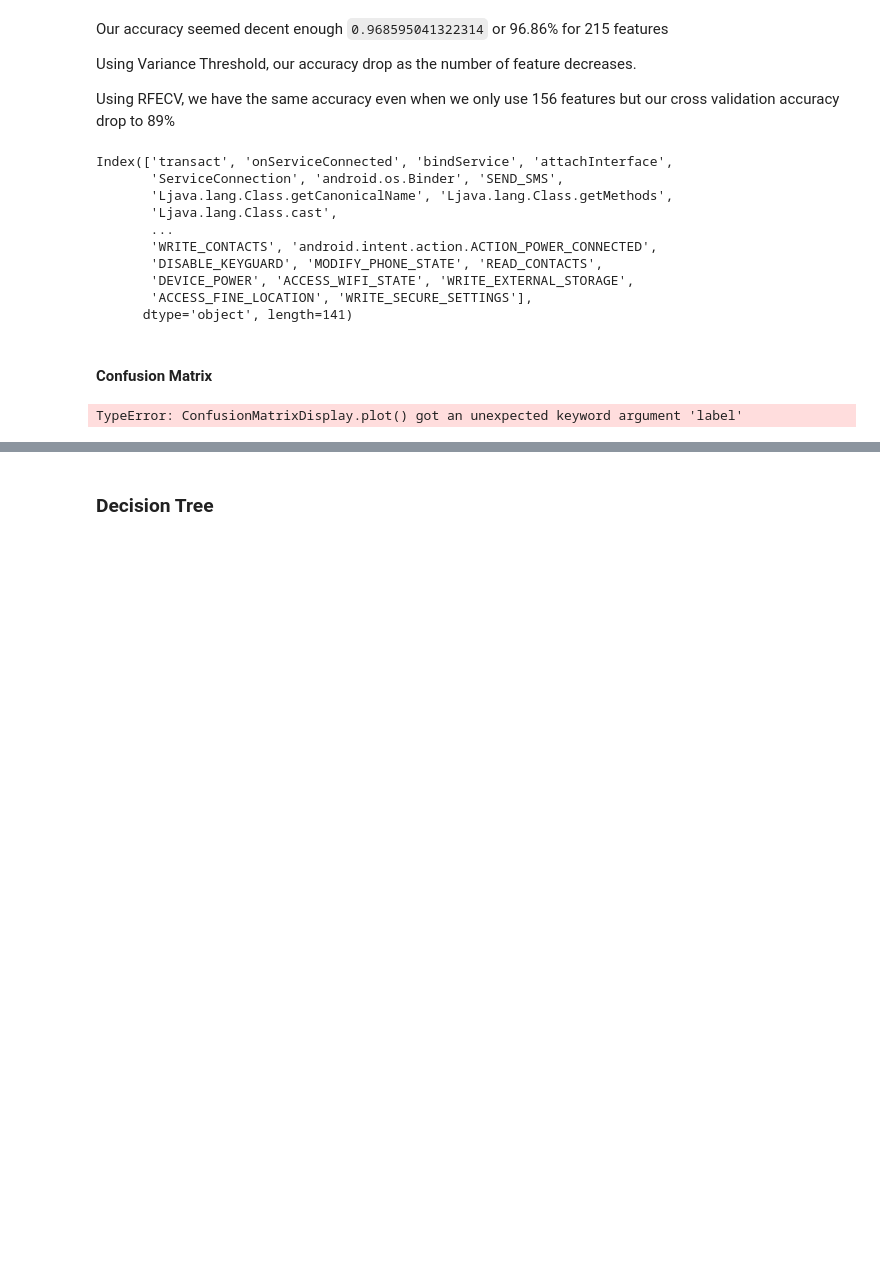
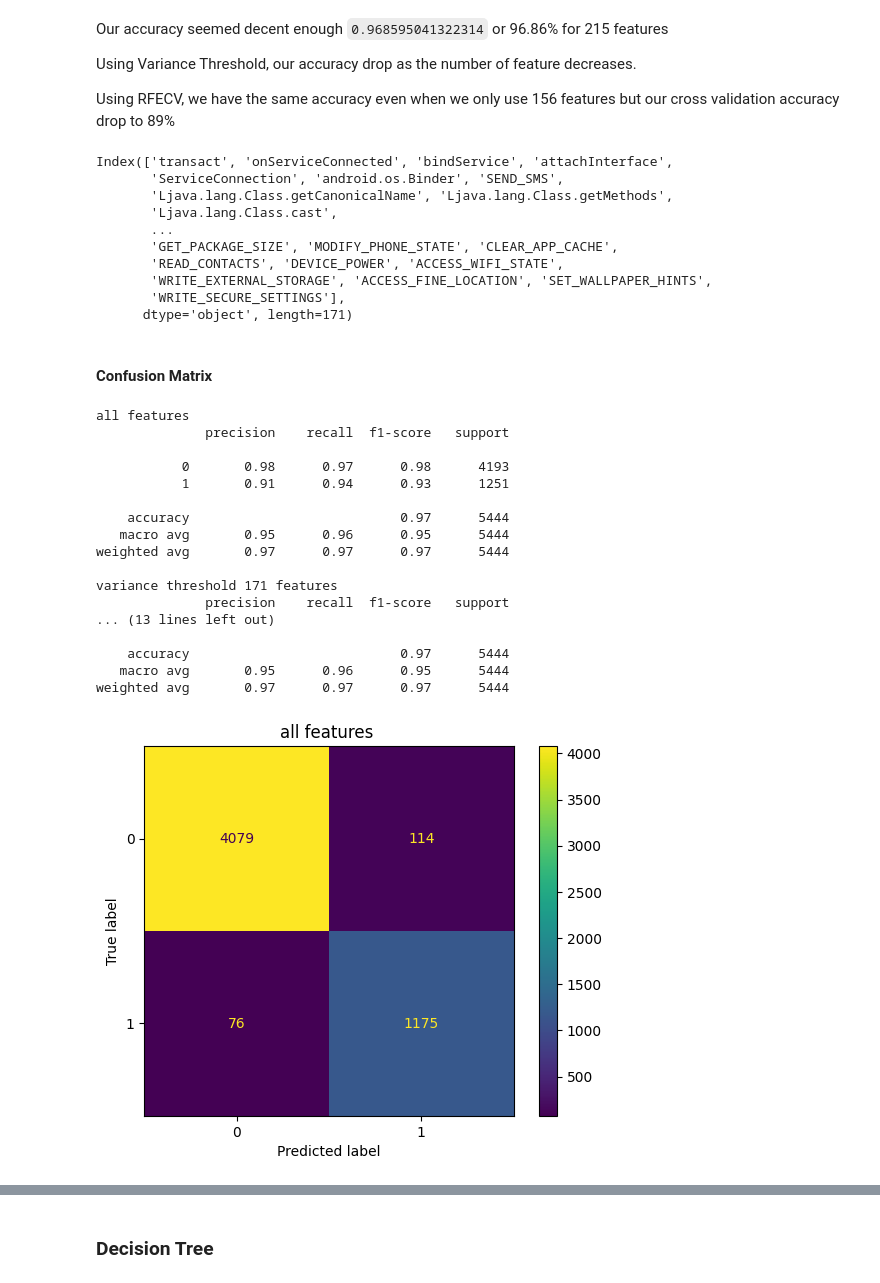
Before and after one commit to raymondsamalo/25S1-C-NYP-ITI111-Applied-Machine-Learning, a Jupyter notebook: AndroidMalwareRaymondSamalo.ipynb, the cells around one changed output, grey strips where cells are left out. Cells and saved outputs as stored; diff of their text form; code cells hidden in the pictures; blank space fills up the shorter version.

```diff
--- a/AndroidMalwareRaymondSamalo.ipynb
+++ b/AndroidMalwareRaymondSamalo.ipynb
@@ -570,7 +570,8 @@ Using Variance Threshold, our accuracy drop as the number of feature decreases.
 Using RFECV, we have the same accuracy even when we only use 156 features but our cross validation accuracy drop to 89%
 # %%
 lr_clf_max, X_train_max = lr_clf_map[215]
-lr_clf_sel, X_train_selected = lr_clf_map[141]
+no_of_features=171
+lr_clf_sel, X_train_selected = lr_clf_map[no_of_features]
 print(X_train_selected.columns)
 # %% [output]
 Index(['transact', 'onServiceConnected', 'bindService', 'attachInterface',
@@ -578,31 +579,48 @@ Index(['transact', 'onServiceConnected', 'bindService', 'attachInterface',
        'Ljava.lang.Class.getCanonicalName', 'Ljava.lang.Class.getMethods',
        'Ljava.lang.Class.cast',
        ...
-       'WRITE_CONTACTS', 'android.intent.action.ACTION_POWER_CONNECTED',
-       'DISABLE_KEYGUARD', 'MODIFY_PHONE_STATE', 'READ_CONTACTS',
-       'DEVICE_POWER', 'ACCESS_WIFI_STATE', 'WRITE_EXTERNAL_STORAGE',
-       'ACCESS_FINE_LOCATION', 'WRITE_SECURE_SETTINGS'],
-      dtype='object', length=141)
+       'GET_PACKAGE_SIZE', 'MODIFY_PHONE_STATE', 'CLEAR_APP_CACHE',
+       'READ_CONTACTS', 'DEVICE_POWER', 'ACCESS_WIFI_STATE',
+       'WRITE_EXTERNAL_STORAGE', 'ACCESS_FINE_LOCATION', 'SET_WALLPAPER_HINTS',
+       'WRITE_SECURE_SETTINGS'],
+      dtype='object', length=171)
 # %% [markdown]
 #### Confusion Matrix
 # %%
 from sklearn.model_selection import cross_val_predict
-from sklearn.metrics import confusion_matrix, ConfusionMatrixDisplay
+from sklearn.metrics import ConfusionMatrixDisplay
 from sklearn.metrics import classification_report
 
 def display_confusion_matrix(train, pred, title):
     print(title)
-    cm = confusion_matrix(train, pred)
-    disp = ConfusionMatrixDisplay(cm, display_labels=lr_clf.classes_)
-    disp.plot()
+    disp=ConfusionMatrixDisplay.from_predictions(train, pred,display_labels=lr_clf.classes_)
+    disp.ax_.set_title(title)
     print(classification_report(train, pred))
 
 y_train_pred_rfecv = cross_val_predict(lr_clf_rfecv, X_train_rfecv, y_train, cv=5)
 y_train_pred_sel = cross_val_predict(lr_clf_sel, X_train_selected, y_train, cv=5)
 y_train_pred_max = cross_val_predict(lr_clf_max, X_train_max, y_train, cv=5)
 
-display_confusion_matrix(y_train_pred_max, y_train, "max")
-display_confusion_matrix(y_train_pred_sel, y_train, "variance threshold")
-display_confusion_matrix(y_train_pred_rfecv, y_train, "rfecv")
+display_confusion_matrix(y_train_pred_max, y_train, "all features ")
+display_confusion_matrix(y_train_pred_sel, y_train, f"variance threshold {no_of_features} features")
+display_confusion_matrix(y_train_pred_rfecv, y_train, "rfecv features")
+plt.show()
 # %% [output]
-TypeError: ConfusionMatrixDisplay.plot() got an unexpected keyword argument 'label'
+all features
+              precision    recall  f1-score   support
+
+           0       0.98      0.97      0.98      4193
+           1       0.91      0.94      0.93      1251
+
+    accuracy                           0.97      5444
+   macro avg       0.95      0.96      0.95      5444
+weighted avg       0.97      0.97      0.97      5444
+
+variance threshold 171 features
+              precision    recall  f1-score   support
+... (13 lines left out)
+
+    accuracy                           0.97      5444
+   macro avg       0.95      0.96      0.95      5444
+weighted avg       0.97      0.97      0.97      5444
+[figure, added]
```
Also changed, not shown: parts of 4 cells of this notebook.
